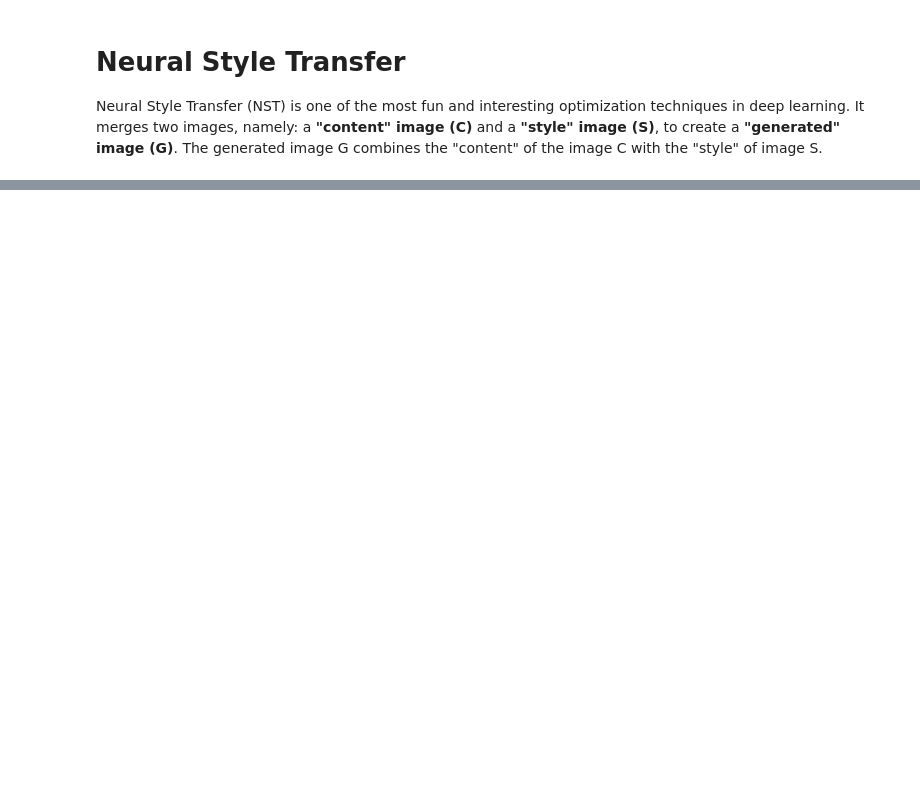
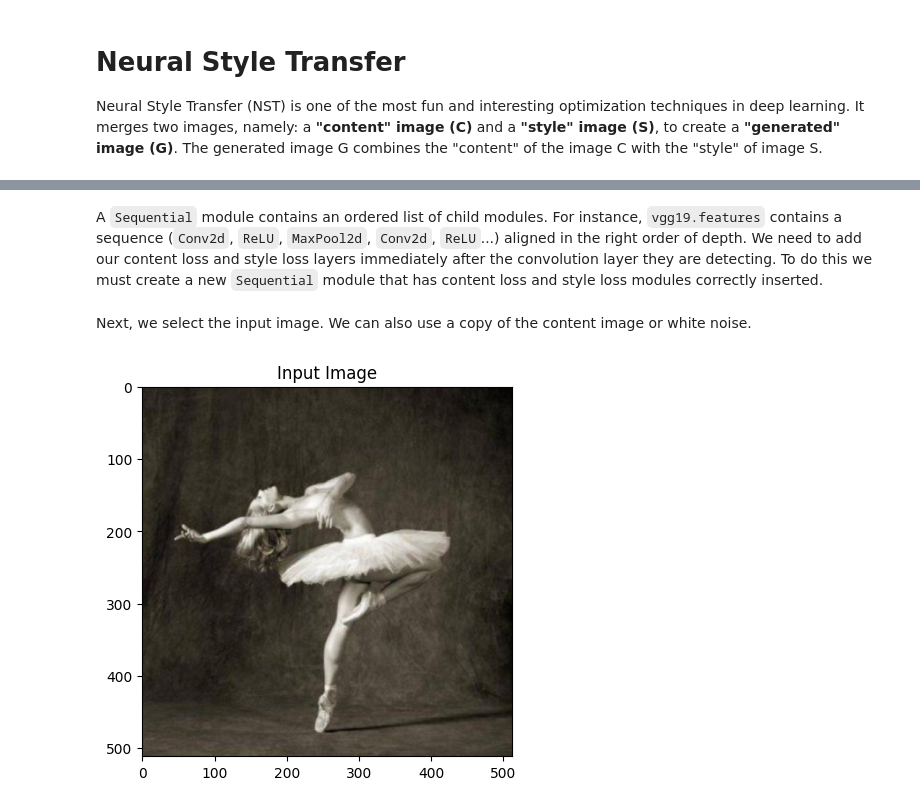
Before and after one commit to ali-izhar/fusionX, a Jupyter notebook: notebooks/art_generation.ipynb, the cells around one changed output, grey strips where cells are left out. Cells and saved outputs as stored; diff of their text form; code cells hidden in the pictures; blank space fills up the shorter version.

```diff
--- a/notebooks/art_generation.ipynb
+++ b/notebooks/art_generation.ipynb
@@ -496,0 +312,2 @@ plt.show()
+# %% [markdown]
+A `Sequential` module contains an ordered list of child modules. For instance, `vgg19.features` contains a sequence (`Conv2d`, `ReLU`, `MaxPool2d`, `Conv2d`, `ReLU`...) aligned in the right order of depth. We need to add our content loss and style loss layers immediately after the convolution layer they are detecting. To do this we must create a new `Sequential` module that has content loss and style loss modules correctly inserted.
@@ -496,0 +379,13 @@ plt.show()
+# %% [markdown]
+Next, we select the input image. We can also use a copy of the content image or white noise.
+# %%
+input_img = content_img.clone()
+
+# # if you want to use white noise by using the following code:
+# input_img = torch.randn(content_img.data.size())
+
+# add the original input image to the figure:
+plt.figure()
+imshow(input_img, title='Input Image')
+# %% [output]
+[figure, added]
```
Also changed, not shown: parts of 87 cells of this notebook, 49 other files.
